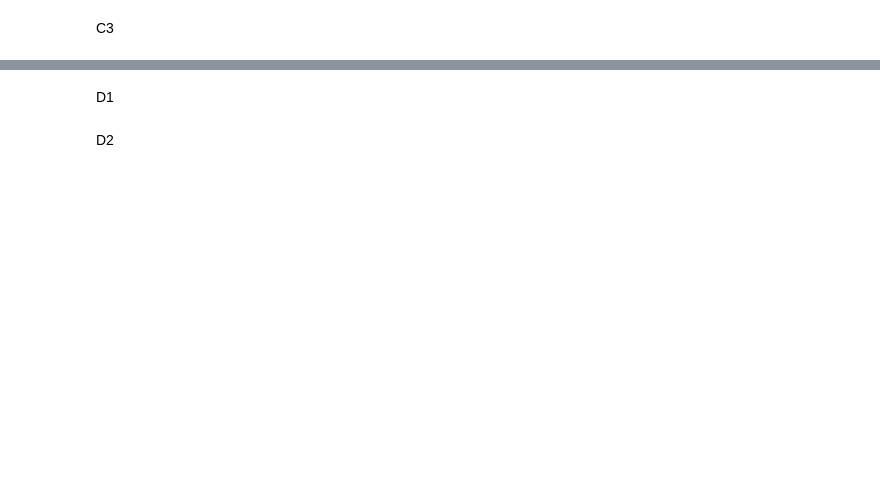
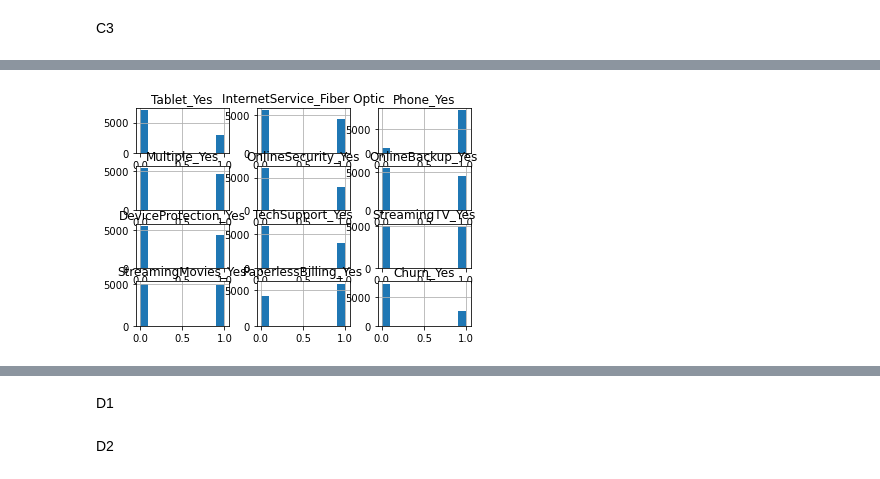
Before and after one commit to michaelle93/D209, a Jupyter notebook: D209PA2.ipynb, the cells around one changed output, grey strips where cells are left out. Cells and saved outputs as stored; diff of their text form; code cells hidden in the pictures; blank space fills up the shorter version.

```diff
--- a/D209PA2.ipynb
+++ b/D209PA2.ipynb
@@ -35,0 +325,9 @@ C4
+# %%
+df[['Tablet_Yes',
+       'InternetService_Fiber Optic', 'Phone_Yes', 'Multiple_Yes',
+       'OnlineSecurity_Yes', 'OnlineBackup_Yes', 'DeviceProtection_Yes',
+       'TechSupport_Yes', 'StreamingTV_Yes', 'StreamingMovies_Yes',
+       'PaperlessBilling_Yes', 'Churn_Yes']].hist()
+plt.show()
+# %% [output]
+[figure, added]
```
Also changed, not shown: parts of 50 cells of this notebook, 1 other file.
